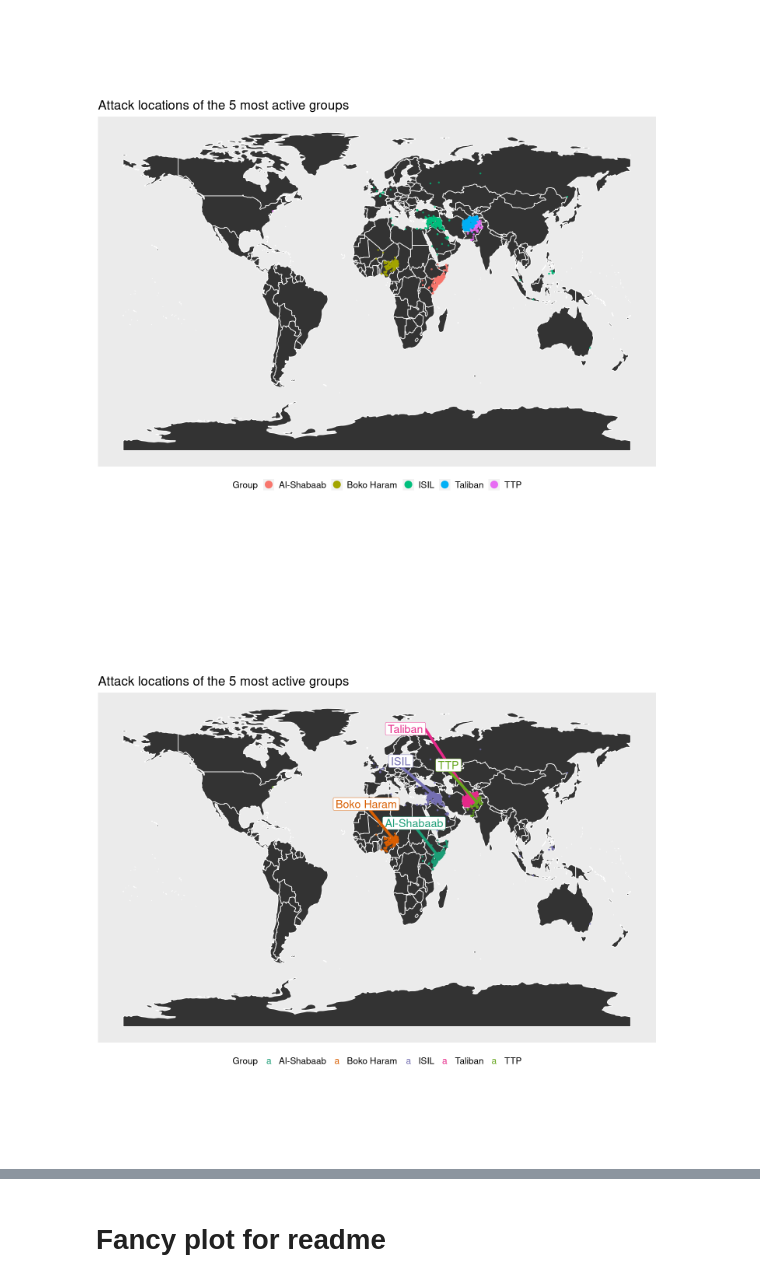
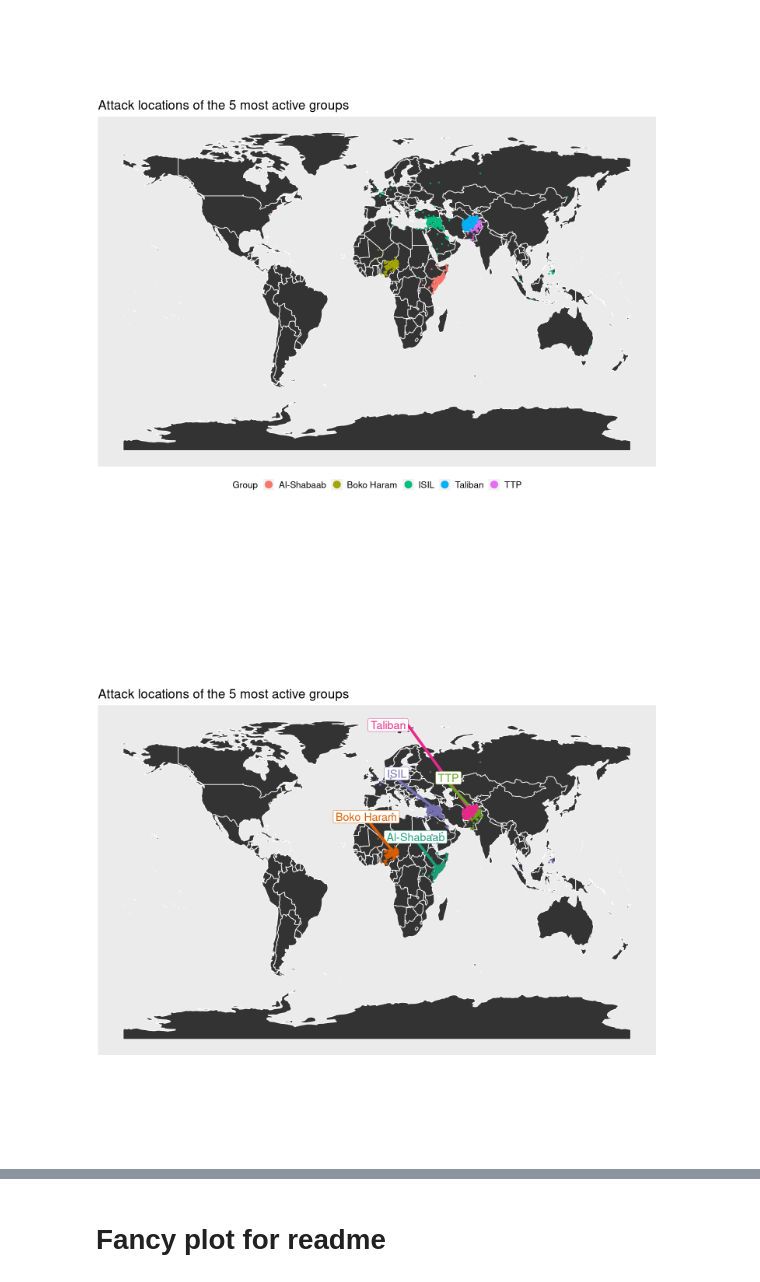
Before and after one commit to besiobu/data-science-portfolio, a Jupyter notebook: global-terrorism/Global Terrorism.ipynb, the cells around one changed output, grey strips where cells are left out. Cells and saved outputs as stored; diff of their text form; code cells hidden in the pictures.

```diff
--- a/global-terrorism/Global Terrorism.ipynb
+++ b/global-terrorism/Global Terrorism.ipynb
@@ -616,13 +670,13 @@ location <- attacks %>%
 # %%
 world.map <- rworldmap::getMap()
 # %%
-p <- ggplot() +
+plot_map <- ggplot() +
     ggtitle("Attack locations of the 5 most active groups") +
     geom_polygon(data = world.map, aes(x = long, y = lat, group = group), color = "white") +
     coord_fixed(1.3) +
-    labs(color='Group') +
-    theme(plot.margin=grid::unit(c(1/2,0,1/2,0), "mm"),
-          plot.title = element_text(size=20),
+    labs(color = 'Group') +
+    theme(plot.margin = grid::unit(c(1/2,0,1/2,0), "mm"),
+          plot.title = element_text(size = 20),
           panel.grid.major = element_blank(),
           panel.grid.minor = element_blank(),
           axis.title.x = element_blank(),
@@ -649,13 +704,20 @@ p
 # %% [output]
 [figure]
 # %%
-p <- p +
+options(repr.plot.width = 12, repr.plot.height = 12)
+
+plot_map_annotated <- plot_map +
     geom_label_repel(data = location, aes(x = long, y = lat, label = gname, color = gname),
-                     size=6, segment.size=2, force=20, nudge_y = 20, nudge_x = -20) +
-    scale_color_brewer(palette="Dark2")
+                     size = 6, segment.size = 2, force = 30, nudge_y = 20, nudge_x = -20) +
+    geom_point(data = attacks, aes(x = long, y = lat, color = gname), size = 3/4, alpha = 2/3) +
+    scale_color_brewer(palette = "Dark2") +
+    guides(color = FALSE)
 
-ggsave("img/group_attack_annotated.png", p, width=12, height=12)
+ggsave("img/group_attack_annotated.png",
+       plot = plot_map_annotated, width = 12, height = 12, dpi = 75)
 
-p
+plot_map_annotated
+
+options(repr.plot.width = width, repr.plot.height = height)
 # %% [output]
-[figure, old version]
+[figure, new version]
```
Also changed, not shown: parts of 43 cells of this notebook, 9 other files.
